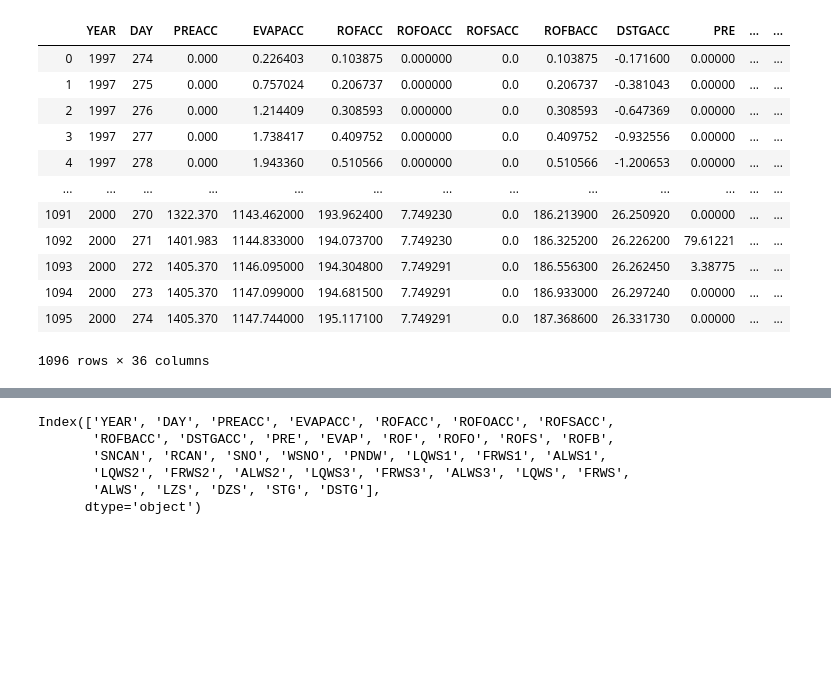
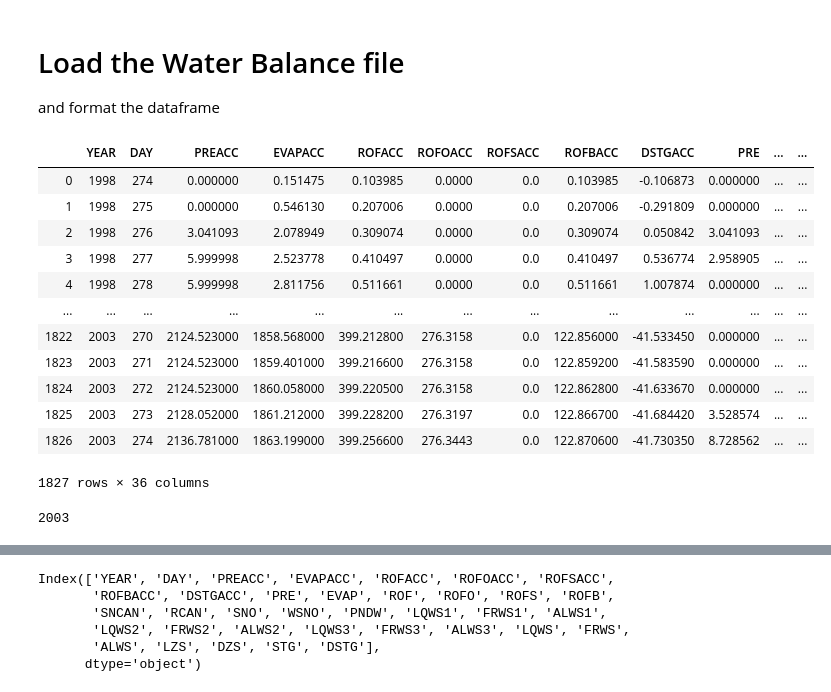
Before and after one commit to MESH-Model/MESH_Whitegull, a Jupyter notebook: Code/MESHPostProcess.ipynb, the cells around one changed output, grey strips where cells are left out. Saved outputs shown, nothing was run; the diff lists cells and outputs as text; code cells hidden in the pictures; blank space fills up the shorter version.

```diff
--- a/Code/MESHPostProcess.ipynb
+++ b/Code/MESHPostProcess.ipynb
@@ -7,21 +9,31 @@ from os import path
+# %% [markdown]
+# Load the Water Balance file
+and format the dataframe
 # %%
 fname = "BASINAVG1"
 trial = 'Test'
-fRead = "../Model/PointScale/"+fname+"/Basin_average_water_balance.csv"
+fRead = "../Model/Config_PointScale/"+fname+"/Basin_average_water_balance.csv"
 WB = pd.read_csv(fRead, skipinitialspace=True)
 WB = WB.drop(columns="Unnamed: 36")
 WB
 # %% [output]
 |  | YEAR | DAY | PREACC | EVAPACC | ROFACC | ROFOACC | ROFSACC | ROFBACC | DSTGACC | PRE | ... | ... |
-| 0 | 1997 | 274 | 0.000 | 0.226403 | 0.103875 | 0.000000 | 0.0 | 0.103875 | -0.171600 | 0.00000 | ... | ... |
-| 1 | 1997 | 275 | 0.000 | 0.757024 | 0.206737 | 0.000000 | 0.0 | 0.206737 | -0.381043 | 0.00000 | ... | ... |
-| 2 | 1997 | 276 | 0.000 | 1.214409 | 0.308593 | 0.000000 | 0.0 | 0.308593 | -0.647369 | 0.00000 | ... | ... |
-| 3 | 1997 | 277 | 0.000 | 1.738417 | 0.409752 | 0.000000 | 0.0 | 0.409752 | -0.932556 | 0.00000 | ... | ... |
-| 4 | 1997 | 278 | 0.000 | 1.943360 | 0.510566 | 0.000000 | 0.0 | 0.510566 | -1.200653 | 0.00000 | ... | ... |
+| 0 | 1998 | 274 | 0.000000 | 0.151475 | 0.103985 | 0.0000 | 0.0 | 0.103985 | -0.106873 | 0.000000 | ... | ... |
+| 1 | 1998 | 275 | 0.000000 | 0.546130 | 0.207006 | 0.0000 | 0.0 | 0.207006 | -0.291809 | 0.000000 | ... | ... |
+| 2 | 1998 | 276 | 3.041093 | 2.078949 | 0.309074 | 0.0000 | 0.0 | 0.309074 | 0.050842 | 3.041093 | ... | ... |
+| 3 | 1998 | 277 | 5.999998 | 2.523778 | 0.410497 | 0.0000 | 0.0 | 0.410497 | 0.536774 | 2.958905 | ... | ... |
+| 4 | 1998 | 278 | 5.999998 | 2.811756 | 0.511661 | 0.0000 | 0.0 | 0.511661 | 1.007874 | 0.000000 | ... | ... |
 | ... | ... | ... | ... | ... | ... | ... | ... | ... | ... | ... | ... | ... |
-| 1091 | 2000 | 270 | 1322.370 | 1143.462000 | 193.962400 | 7.749230 | 0.0 | 186.213900 | 26.250920 | 0.00000 | ... | ... |
-| 1092 | 2000 | 271 | 1401.983 | 1144.833000 | 194.073700 | 7.749230 | 0.0 | 186.325200 | 26.226200 | 79.61221 | ... | ... |
-| 1093 | 2000 | 272 | 1405.370 | 1146.095000 | 194.304800 | 7.749291 | 0.0 | 186.556300 | 26.262450 | 3.38775 | ... | ... |
-| 1094 | 2000 | 273 | 1405.370 | 1147.099000 | 194.681500 | 7.749291 | 0.0 | 186.933000 | 26.297240 | 0.00000 | ... | ... |
-| 1095 | 2000 | 274 | 1405.370 | 1147.744000 | 195.117100 | 7.749291 | 0.0 | 187.368600 | 26.331730 | 0.00000 | ... | ... |
+| 1822 | 2003 | 270 | 2124.523000 | 1858.568000 | 399.212800 | 276.3158 | 0.0 | 122.856000 | -41.533450 | 0.000000 | ... | ... |
+| 1823 | 2003 | 271 | 2124.523000 | 1859.401000 | 399.216600 | 276.3158 | 0.0 | 122.859200 | -41.583590 | 0.000000 | ... | ... |
+| 1824 | 2003 | 272 | 2124.523000 | 1860.058000 | 399.220500 | 276.3158 | 0.0 | 122.862800 | -41.633670 | 0.000000 | ... | ... |
+| 1825 | 2003 | 273 | 2128.052000 | 1861.212000 | 399.228200 | 276.3197 | 0.0 | 122.866700 | -41.684420 | 3.528574 | ... | ... |
+| 1826 | 2003 | 274 | 2136.781000 | 1863.199000 | 399.256600 | 276.3443 | 0.0 | 122.870600 | -41.730350 | 8.728562 | ... | ... |
-1096 rows × 36 columns
+1827 rows × 36 columns
+# %%
+startYear = WB['YEAR'][1]
+startYear
+endYear = WB['YEAR'][len(WB.index)-1]
+endYear
+# %% [output]
+2003
```
Also changed, not shown: parts of 27 cells of this notebook.
